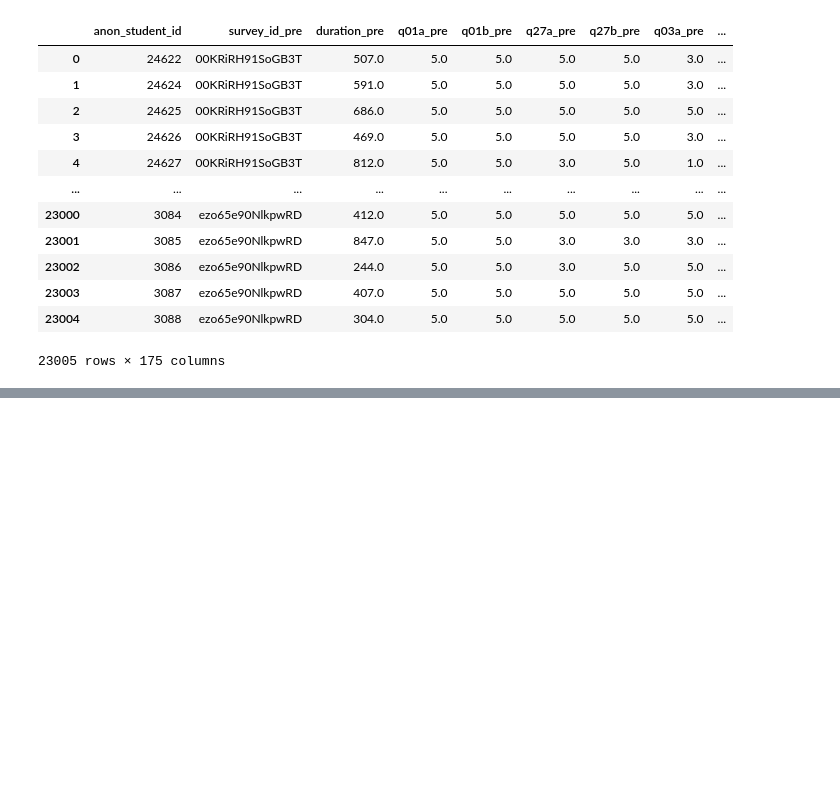
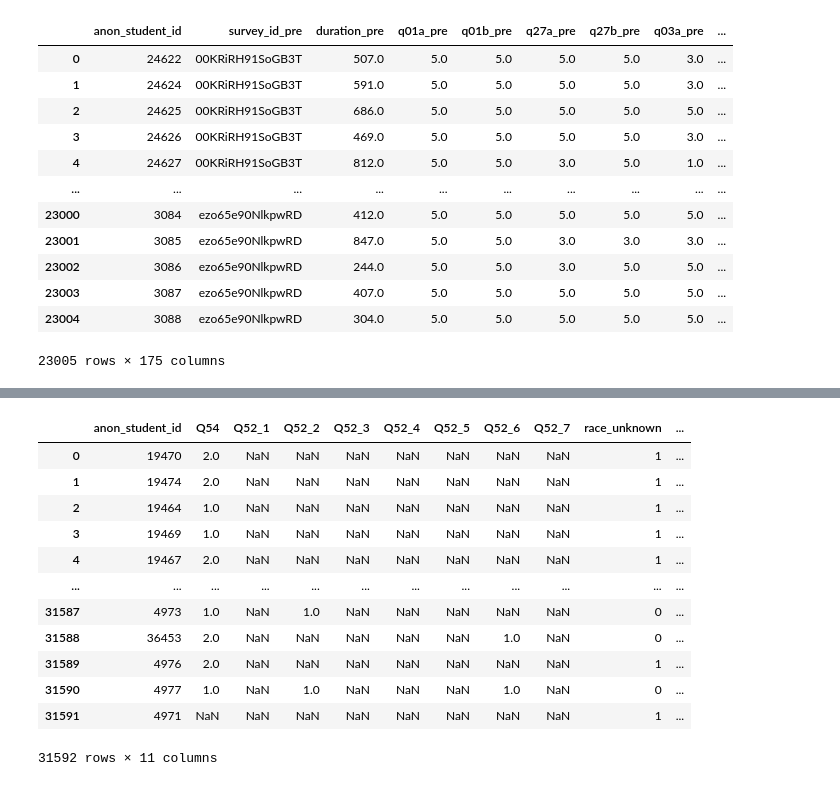
Before and after one commit to Lewandowski-Labs-PER/eclass-public, a Jupyter notebook: summary_table.ipynb, the cells around one changed output, grey strips where cells are left out. Cells and saved outputs as stored; diff of their text form; code cells hidden in the pictures; blank space fills up the shorter version.

```diff
--- a/summary_table.ipynb
+++ b/summary_table.ipynb
@@ -77,0 +127,24 @@ e.pre.merge(e.post, on=['anon_student_id', 'ResponseId'], suffixes=['_pre', '_po
+# %%
+e.post[['anon_student_id', 'Q54', 'Q52_1', 'Q52_2',
+'Q52_3',
+'Q52_4',
+'Q52_5',
+'Q52_6',
+'Q52_7',
+'race_unknown',
+'Q53',
+]]
+# %% [output]
+|  | anon_student_id | Q54 | Q52_1 | Q52_2 | Q52_3 | Q52_4 | Q52_5 | Q52_6 | Q52_7 | race_unknown | ... |
+| 0 | 19470 | 2.0 | NaN | NaN | NaN | NaN | NaN | NaN | NaN | 1 | ... |
+| 1 | 19474 | 2.0 | NaN | NaN | NaN | NaN | NaN | NaN | NaN | 1 | ... |
+| 2 | 19464 | 1.0 | NaN | NaN | NaN | NaN | NaN | NaN | NaN | 1 | ... |
+| 3 | 19469 | 1.0 | NaN | NaN | NaN | NaN | NaN | NaN | NaN | 1 | ... |
+| 4 | 19467 | 2.0 | NaN | NaN | NaN | NaN | NaN | NaN | NaN | 1 | ... |
+| ... | ... | ... | ... | ... | ... | ... | ... | ... | ... | ... | ... |
+| 31587 | 4973 | 1.0 | NaN | 1.0 | NaN | NaN | NaN | NaN | NaN | 0 | ... |
+| 31588 | 36453 | 2.0 | NaN | NaN | NaN | NaN | NaN | 1.0 | NaN | 0 | ... |
+| 31589 | 4976 | 2.0 | NaN | NaN | NaN | NaN | NaN | NaN | NaN | 1 | ... |
+| 31590 | 4977 | 1.0 | NaN | 1.0 | NaN | NaN | NaN | 1.0 | NaN | 0 | ... |
+| 31591 | 4971 | NaN | NaN | NaN | NaN | NaN | NaN | NaN | NaN | 1 | ... |
+31592 rows × 11 columns
```
Also changed, not shown: parts of 5 cells of this notebook, 1 other file.
